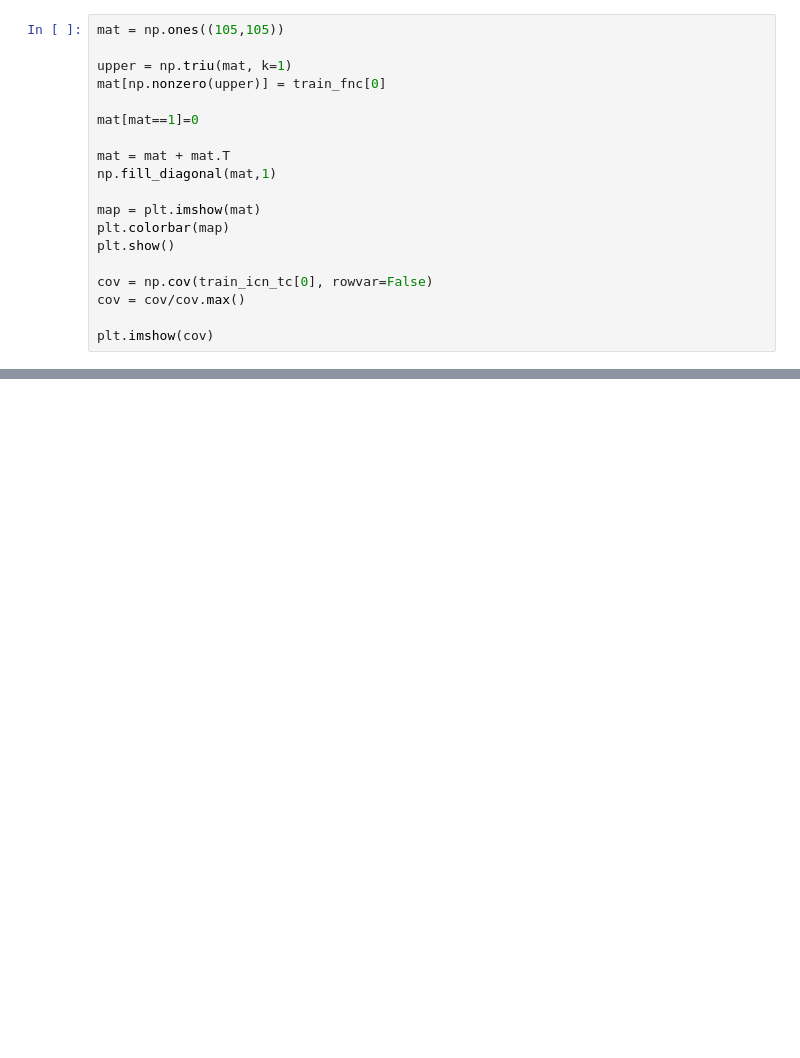
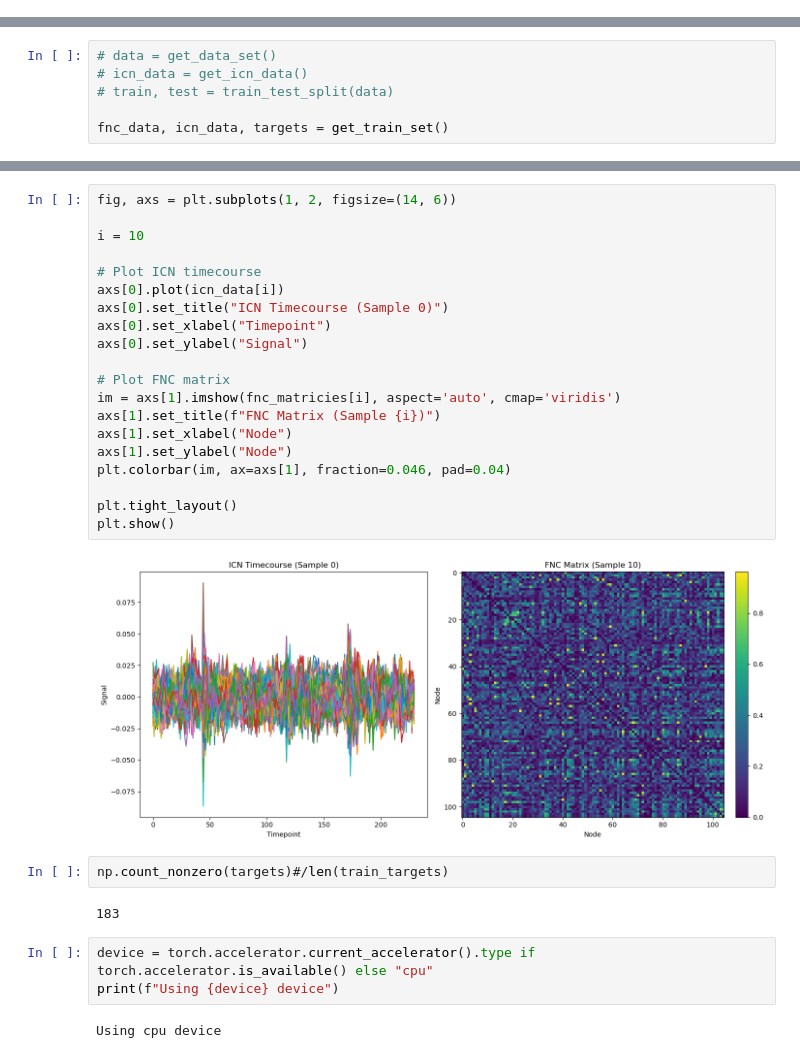
Before and after one commit to GiebatG/Psychosis-classification-with-rsfMRI, a Jupyter notebook: Project.ipynb, the cells around one changed output, grey strips where cells are left out. Drawn from its saved outputs; the diff is of its cells as text; blank space fills up the shorter version.

```diff
--- a/Project.ipynb
+++ b/Project.ipynb
@@ -50,19 +59,0 @@ clf.score(X_test, y_test)
-# %%
-mat = np.ones((105,105))
-
-upper = np.triu(mat, k=1)
-mat[np.nonzero(upper)] = train_fnc[0]
-
-mat[mat==1]=0
-
-mat = mat + mat.T
-np.fill_diagonal(mat,1)
-
-map = plt.imshow(mat)
-plt.colorbar(map)
-plt.show()
-
-cov = np.cov(train_icn_tc[0], rowvar=False)
-cov = cov/cov.max()
-
-plt.imshow(cov)
@@ -99,0 +60,6 @@ PearsonRResult(statistic=-0.22682454805698452, pvalue=0.00840063013524412)
+# %%
+# data = get_data_set()
+# icn_data = get_icn_data()
+# train, test = train_test_split(data)
+
+fnc_data, icn_data, targets = get_train_set()
@@ -99,0 +103,31 @@ PearsonRResult(statistic=-0.22682454805698452, pvalue=0.00840063013524412)
+# %%
+fig, axs = plt.subplots(1, 2, figsize=(14, 6))
+
+i = 10
+
+# Plot ICN timecourse
+axs[0].plot(icn_data[i])
+axs[0].set_title("ICN Timecourse (Sample 0)")
+axs[0].set_xlabel("Timepoint")
+axs[0].set_ylabel("Signal")
+
+# Plot FNC matrix
+im = axs[1].imshow(fnc_matricies[i], aspect='auto', cmap='viridis')
+axs[1].set_title(f"FNC Matrix (Sample {i})")
+axs[1].set_xlabel("Node")
+axs[1].set_ylabel("Node")
+plt.colorbar(im, ax=axs[1], fraction=0.046, pad=0.04)
+
+plt.tight_layout()
+plt.show()
+# %% [output]
+[figure, added]
+# %%
+np.count_nonzero(targets)#/len(train_targets)
+# %% [output]
+183
+# %%
+device = torch.accelerator.current_accelerator().type if torch.accelerator.is_available() else "cpu"
+print(f"Using {device} device")
+# %% [output]
+Using cpu device
```
Also changed, not shown: parts of 20 cells of this notebook.
